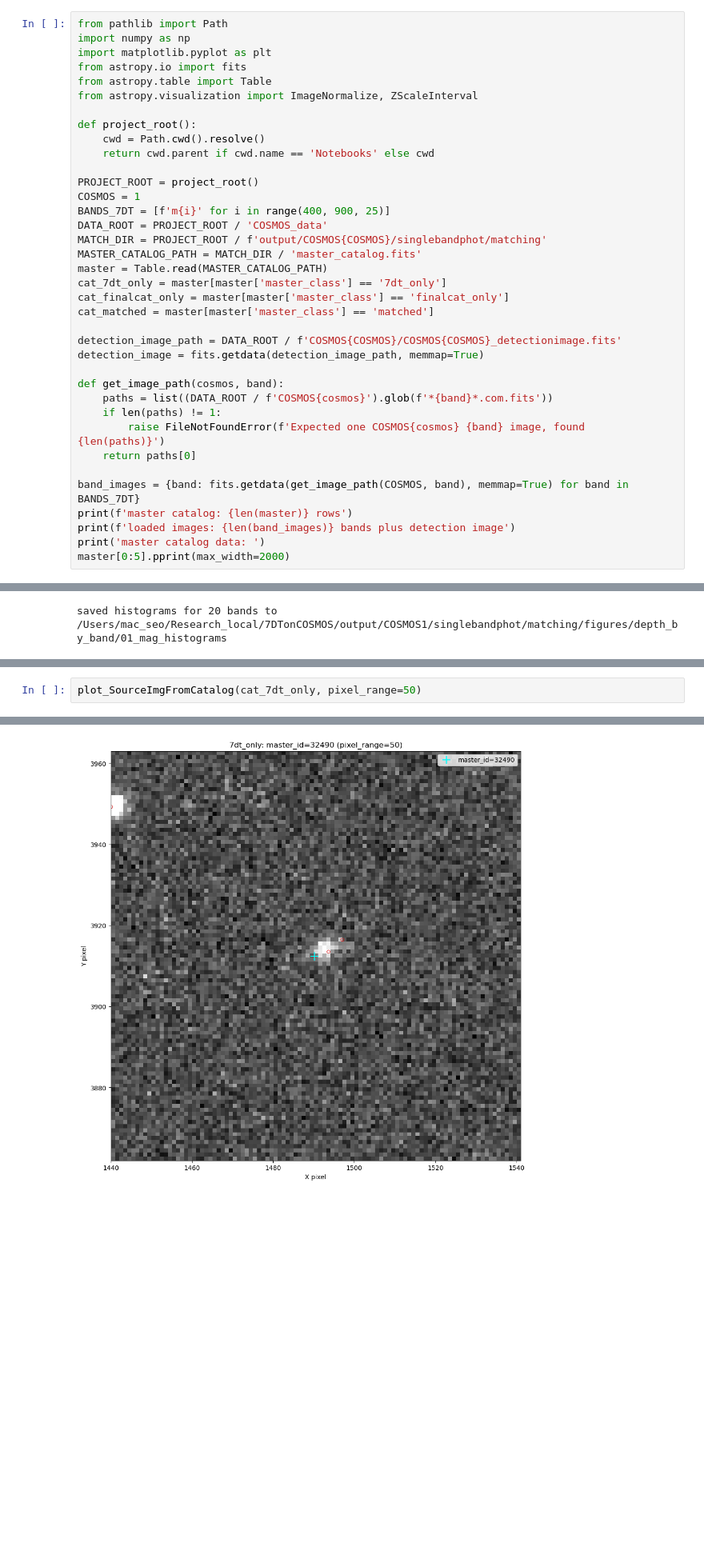
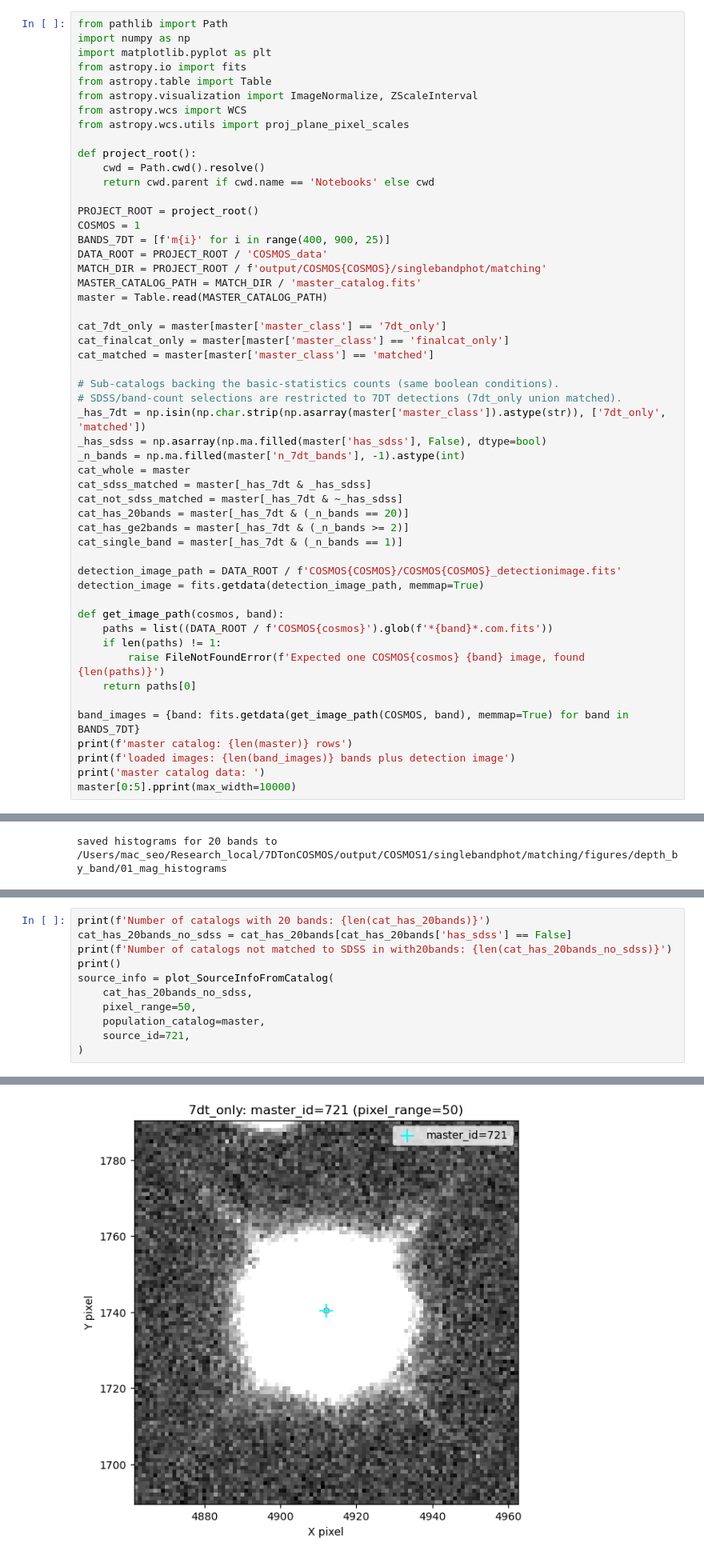
Before and after one commit to gxjudie/7DTonCOSMOS_photoz_validation, a Jupyter notebook: Notebooks/2.2_7DTdepthAnalysis.ipynb, the cells around one changed output, grey strips where cells are left out. Shown at 80% size. Saved outputs shown, nothing was run; the diff lists cells and outputs as text; blank space fills up the shorter version.

Commit message:
Add detailed source catalog diagnostics

```diff
--- a/Notebooks/2.2_7DTdepthAnalysis.ipynb
+++ b/Notebooks/2.2_7DTdepthAnalysis.ipynb
@@ -11,6 +281,8 @@ import matplotlib.pyplot as plt
 from astropy.io import fits
 from astropy.table import Table
 from astropy.visualization import ImageNormalize, ZScaleInterval
+from astropy.wcs import WCS
+from astropy.wcs.utils import proj_plane_pixel_scales
 
 def project_root():
     cwd = Path.cwd().resolve()
@@ -23,9 +295,22 @@ DATA_ROOT = PROJECT_ROOT / 'COSMOS_data'
 MATCH_DIR = PROJECT_ROOT / f'output/COSMOS{COSMOS}/singlebandphot/matching'
 MASTER_CATALOG_PATH = MATCH_DIR / 'master_catalog.fits'
 master = Table.read(MASTER_CATALOG_PATH)
+
 cat_7dt_only = master[master['master_class'] == '7dt_only']
 cat_finalcat_only = master[master['master_class'] == 'finalcat_only']
 cat_matched = master[master['master_class'] == 'matched']
+
+# Sub-catalogs backing the basic-statistics counts (same boolean conditions).
+# SDSS/band-count selections are restricted to 7DT detections (7dt_only union matched).
+_has_7dt = np.isin(np.char.strip(np.asarray(master['master_class']).astype(str)), ['7dt_only', 'matched'])
+_has_sdss = np.asarray(np.ma.filled(master['has_sdss'], False), dtype=bool)
+_n_bands = np.ma.filled(master['n_7dt_bands'], -1).astype(int)
+cat_whole = master
+cat_sdss_matched = master[_has_7dt & _has_sdss]
+cat_not_sdss_matched = master[_has_7dt & ~_has_sdss]
+cat_has_20bands = master[_has_7dt & (_n_bands == 20)]
+cat_has_ge2bands = master[_has_7dt & (_n_bands >= 2)]
+cat_single_band = master[_has_7dt & (_n_bands == 1)]
 
 detection_image_path = DATA_ROOT / f'COSMOS{COSMOS}/COSMOS{COSMOS}_detectionimage.fits'
 detection_image = fits.getdata(detection_image_path, memmap=True)
@@ -40,7 +325,7 @@ band_images = {band: fits.getdata(get_image_path(COSMOS, band), memmap=True) for
 print(f'master catalog: {len(master)} rows')
 print(f'loaded images: {len(band_images)} bands plus detection image')
 print('master catalog data: ')
-master[0:5].pprint(max_width=2000)
+master[0:5].pprint(max_width=10000)
 # %% [output]
 master catalog: 87236 rows
 loaded images: 20 bands plus detection image
@@ -428,4 +793,13 @@ def plot_SourceImgFromCatalog(cat, image=None, pixel_range=None, source_id=None)
     return fig, ax, int(master_ids[selected_index])
 # %%
-plot_SourceImgFromCatalog(cat_7dt_only, pixel_range=50)
+print(f'Number of catalogs with 20 bands: {len(cat_has_20bands)}')
+cat_has_20bands_no_sdss = cat_has_20bands[cat_has_20bands['has_sdss'] == False]
+print(f'Number of catalogs not matched to SDSS in with20bands: {len(cat_has_20bands_no_sdss)}')
+print()
+source_info = plot_SourceInfoFromCatalog(
+    cat_has_20bands_no_sdss,
+    pixel_range=50,
+    population_catalog=master,
+    source_id=721,
+)
 # %% [output]
@@ -432 +817 @@ plot_SourceImgFromCatalog(cat_7dt_only, pixel_range=50)
-[figure, old version]
+[figure, new version]
```
Also changed, not shown: parts of 6 cells of this notebook.
